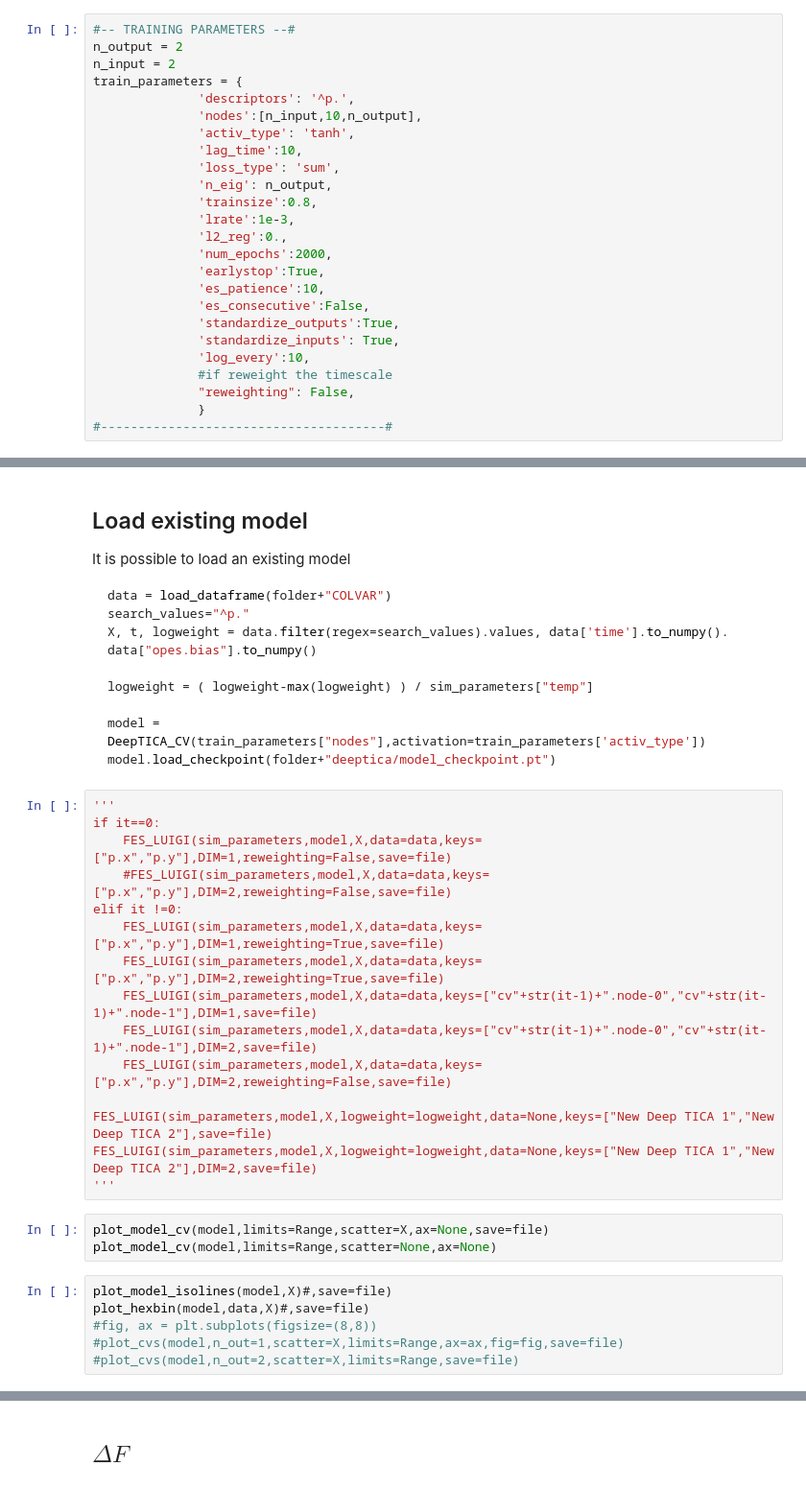
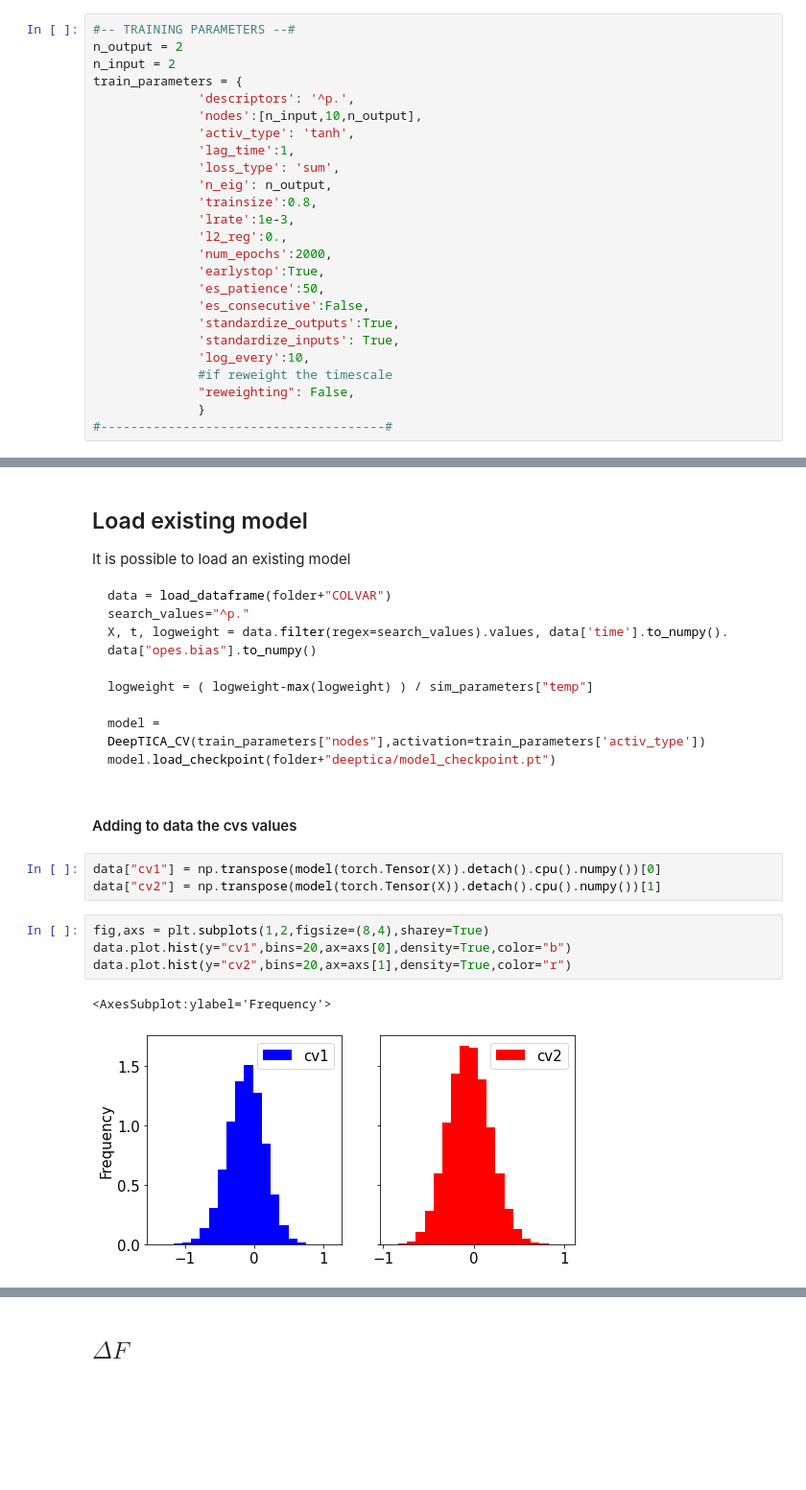
Before and after one commit to nicolopedrani/Hyper-TICA, a Jupyter notebook: Toy_Model/iterative-TICA.ipynb, the cells around one changed output, grey strips where cells are left out. Shown at 96% size. Drawn from its saved outputs; the diff is of its cells as text; blank space fills up the shorter version.

````diff
--- a/Toy_Model/iterative-TICA.ipynb
+++ b/Toy_Model/iterative-TICA.ipynb
@@ -310,7 +309,7 @@ train_parameters = {
               'descriptors': '^p.',
               'nodes':[n_input,10,n_output],
               'activ_type': 'tanh',
-              'lag_time':10,
+              'lag_time':1,
               'loss_type': 'sum',
               'n_eig': n_output,
               'trainsize':0.8,
@@ -318,7 +317,7 @@ train_parameters = {
               'l2_reg':0.,
               'num_epochs':2000,
               'earlystop':True,
-              'es_patience':10,
+              'es_patience':50,
               'es_consecutive':False,
               'standardize_outputs':True,
               'standardize_inputs': True,
@@ -434,27 +449,15 @@ logweight = ( logweight-max(logweight) ) / sim_parameters["temp"]
 model = DeepTICA_CV(train_parameters["nodes"],activation=train_parameters['activ_type'])
 model.load_checkpoint(folder+"deeptica/model_checkpoint.pt")
 ```
-# %%
-'''
-if it==0:
-    FES_LUIGI(sim_parameters,model,X,data=data,keys=["p.x","p.y"],DIM=1,reweighting=False,save=file)
-    #FES_LUIGI(sim_parameters,model,X,data=data,keys=["p.x","p.y"],DIM=2,reweighting=False,save=file)
-elif it !=0:
-    FES_LUIGI(sim_parameters,model,X,data=data,keys=["p.x","p.y"],DIM=1,reweighting=True,save=file)
-    FES_LUIGI(sim_parameters,model,X,data=data,keys=["p.x","p.y"],DIM=2,reweighting=True,save=file)
-    FES_LUIGI(sim_parameters,model,X,data=data,keys=["cv"+str(it-1)+".node-0","cv"+str(it-1)+".node-1"],DIM=1,save=file)
-    FES_LUIGI(sim_parameters,model,X,data=data,keys=["cv"+str(it-1)+".node-0","cv"+str(it-1)+".node-1"],DIM=2,save=file)
-    FES_LUIGI(sim_parameters,model,X,data=data,keys=["p.x","p.y"],DIM=2,reweighting=False,save=file)
-
-FES_LUIGI(sim_parameters,model,X,logweight=logweight,data=None,keys=["New Deep TICA 1","New Deep TICA 2"],save=file)
-FES_LUIGI(sim_parameters,model,X,logweight=logweight,data=None,keys=["New Deep TICA 1","New Deep TICA 2"],DIM=2,save=file)
-'''
-# %%
-plot_model_cv(model,limits=Range,scatter=X,ax=None,save=file)
-plot_model_cv(model,limits=Range,scatter=None,ax=None)
-# %%
-plot_model_isolines(model,X)#,save=file)
-plot_hexbin(model,data,X)#,save=file)
-#fig, ax = plt.subplots(figsize=(8,8))
-#plot_cvs(model,n_out=1,scatter=X,limits=Range,ax=ax,fig=fig,save=file)
-#plot_cvs(model,n_out=2,scatter=X,limits=Range,save=file)
+# %% [markdown]
+#### Adding to data the cvs values
+# %%
+data["cv1"] = np.transpose(model(torch.Tensor(X)).detach().cpu().numpy())[0]
+data["cv2"] = np.transpose(model(torch.Tensor(X)).detach().cpu().numpy())[1]
+# %%
+fig,axs = plt.subplots(1,2,figsize=(8,4),sharey=True)
+data.plot.hist(y="cv1",bins=20,ax=axs[0],density=True,color="b")
+data.plot.hist(y="cv2",bins=20,ax=axs[1],density=True,color="r")
+# %% [output]
+<AxesSubplot:ylabel='Frequency'>
+[figure, added]
````
Also changed, not shown: parts of 15 cells of this notebook, 3 other files.
